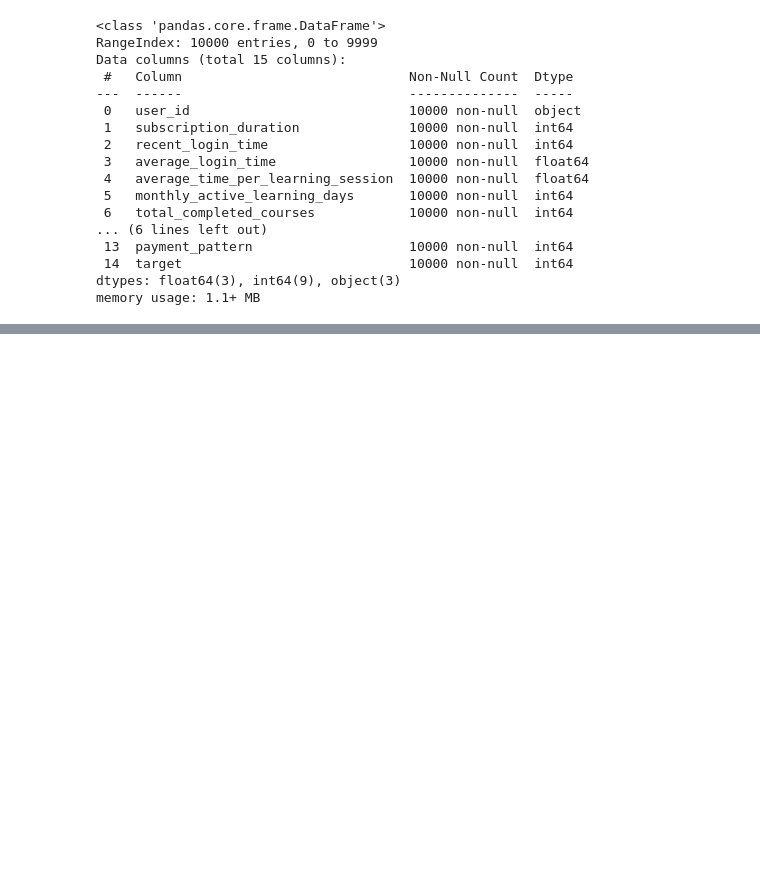
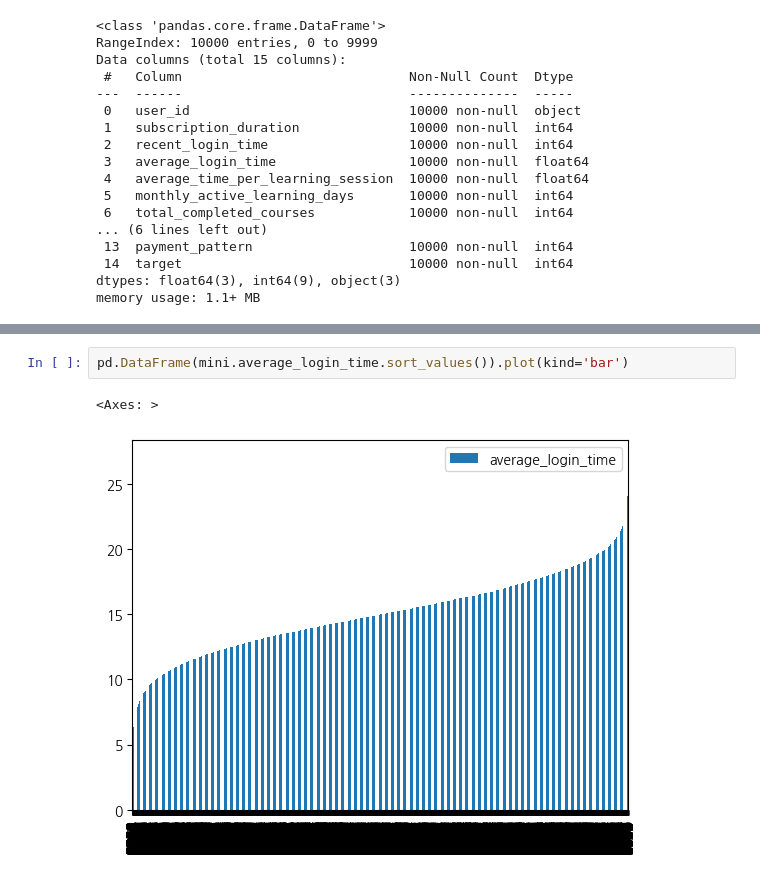
Before and after one commit to Salyeon/wassup3, a Jupyter notebook: 05_Data_Analysis/24.07.08_미니 프로젝트.ipynb, the cells around one changed output, grey strips where cells are left out. Saved outputs shown, nothing was run; the diff lists cells and outputs as text; blank space fills up the shorter version.

```diff
--- a/05_Data_Analysis/24.07.08_미니 프로젝트.ipynb
+++ b/05_Data_Analysis/24.07.08_미니 프로젝트.ipynb
@@ -70,0 +214,5 @@ mini.describe(include='all')
+# %%
+pd.DataFrame(mini.average_login_time.sort_values()).plot(kind='bar')
+# %% [output]
+<Axes: >
+[figure, added]
```
Also changed, not shown: parts of 16 cells of this notebook, 7 other files.
